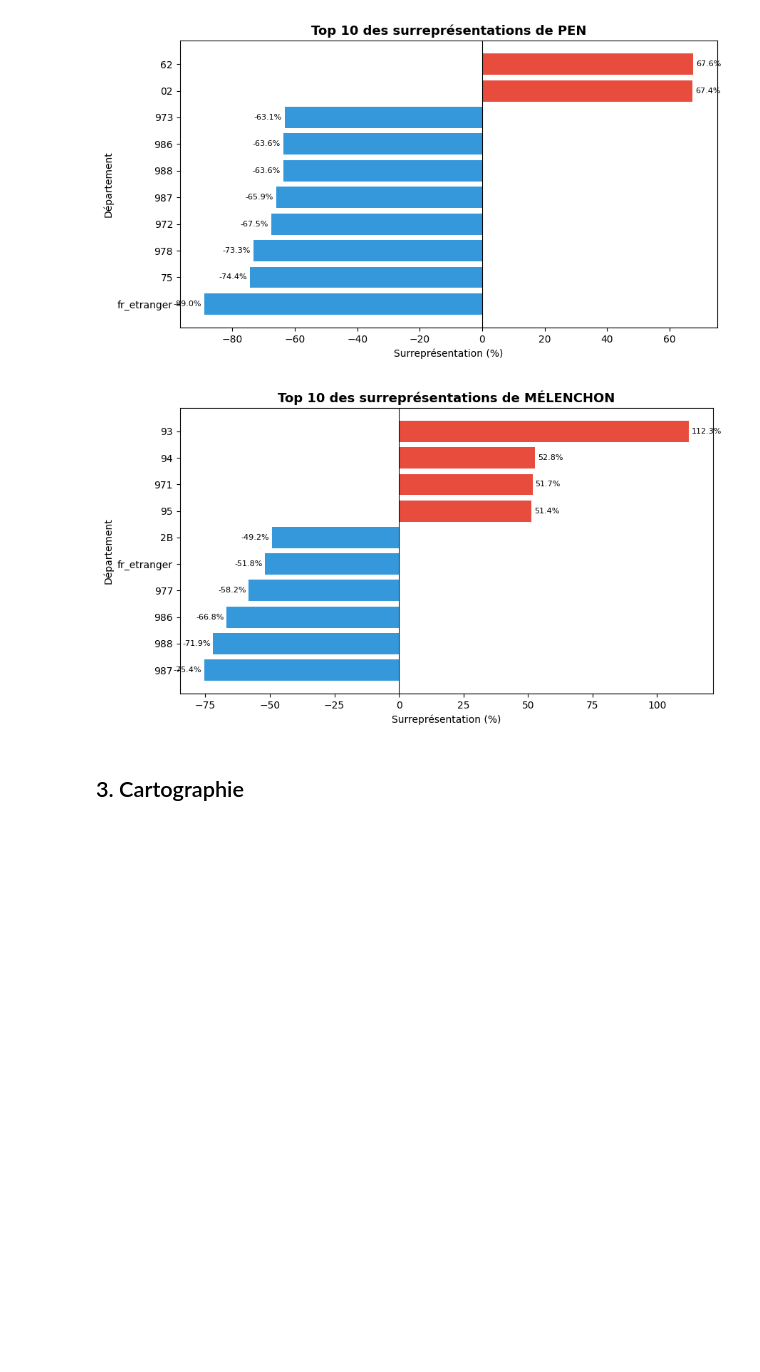
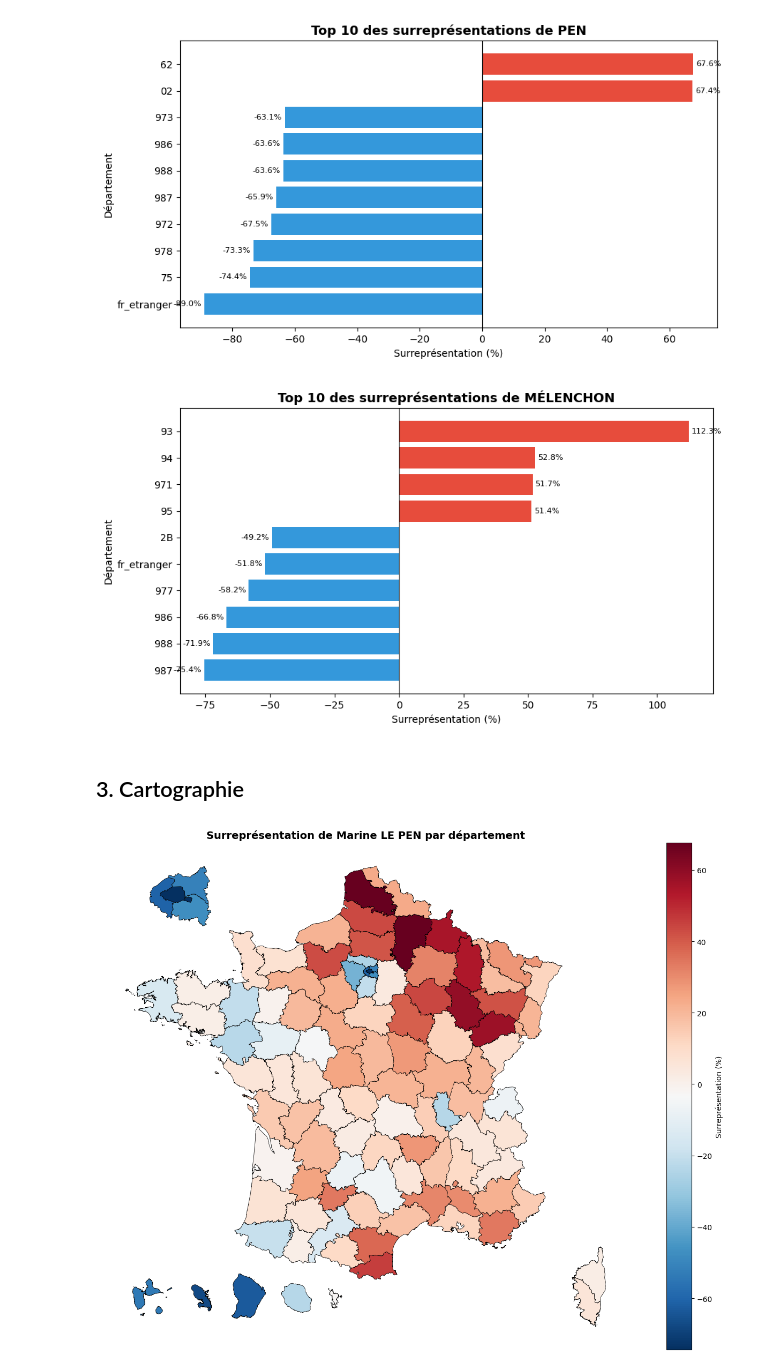
Before and after one commit to YATABARE-Cheikna-Amala/Projet_-Python_pour_la_Data_Science, a Jupyter notebook: Notebook_traitement_cheik.ipynb, the cells around one changed output. Saved outputs shown, nothing was run; the diff lists cells and outputs as text; code cells hidden in the pictures; blank space fills up the shorter version.

Commit message:
Cartographie

```diff
--- a/Notebook_traitement_cheik.ipynb
+++ b/Notebook_traitement_cheik.ipynb
@@ -256,3 +253,68 @@ plot_surrepresentation('Jean-Luc MÉLENCHON', score_departements, top_n=10)
 [figure]
 # %% [markdown]
 ## 3. Cartographie
+# %%
+from cartiflette import carti_download
+import geopandas as gpd
+
+# La Fonction suivante permet de restreindre le score_departements par candidat
+def get_candidate_data(candidat_nom, score_departements):
+    """
+    Restreint les données score_departements pour un candidat spécifique.
+
+    Paramètress:
+    - candidat_nom: nom du candidat
+    - score_departements: dataframe avec tous les scores
+
+    Returns:
+    - dataframe filtrée pour le candidat
+    """
+    return score_departements[score_departements['candidat'] == candidat_nom].copy()
+
+
+# Test sur Marine Le Pen
+marine_data = get_candidate_data('Marine LE PEN', score_departements)
+
+# Télécharger le fond de carte
+departement_borders = carti_download(
+    values=["France"],
+    crs=4326,
+    borders="DEPARTEMENT",
+    vectorfile_format="geojson",
+    simplification=50,
+    filter_by="FRANCE_ENTIERE_DROM_RAPPROCHES",
+    source="EXPRESS-COG-CARTO-TERRITOIRE",
+    year=2022
+)
+
+# Jointure avec le fond de carte
+
+# Convertir le geojson en GeoDataFrame
+gdf_departments = departement_borders.copy()
+gdf_departments['code'] = gdf_departments['INSEE_DEP'].astype(str).str.zfill(2)
+
+# Merger les données avec le fond de carte
+marine_map = gdf_departments.merge(
+    marine_data,
+    left_on='code',
+    right_on='code_departement',
+    how='left'
+)
+
+# Créer la carte
+fig, ax = plt.subplots(figsize=(14, 10))
+marine_map.plot(
+    column='surrepresentation',
+    ax=ax,
+    legend=True,
+    cmap='RdBu_r',
+    edgecolor='black',
+    linewidth=0.5,
+    legend_kwds={'label': 'Surreprésentation (%)', 'orientation': 'vertical'}
+)
+ax.set_title('Surreprésentation de Marine LE PEN par département', fontsize=14, fontweight='bold')
+ax.axis('off')
+plt.tight_layout()
+plt.show()
+# %% [output]
+[figure, added]
```
Also changed, not shown: parts of 7 cells of this notebook.
